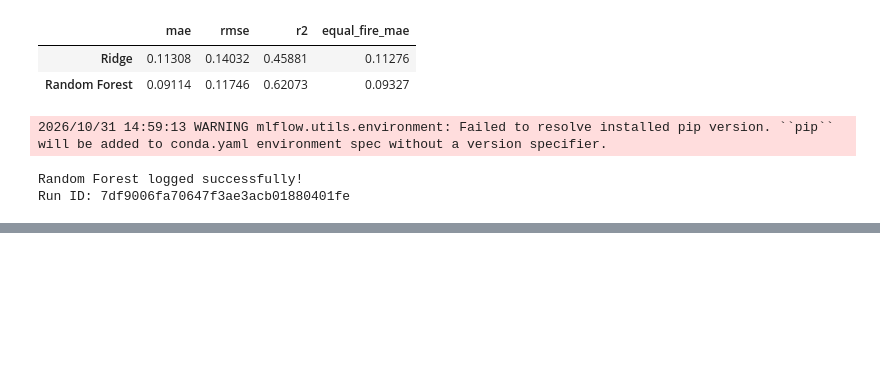
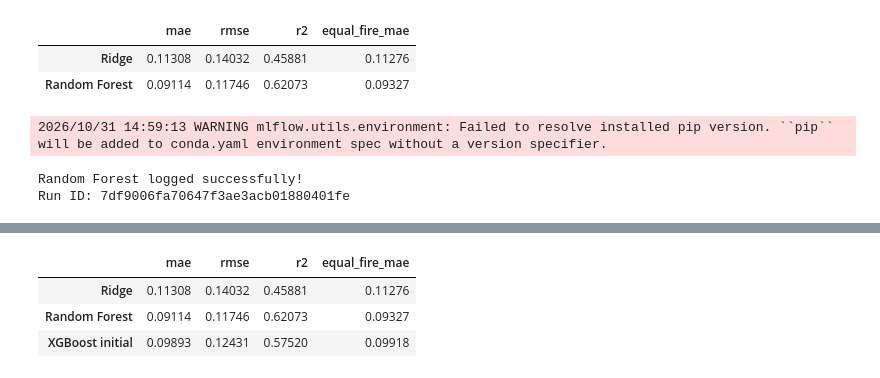
Before and after one commit to Vasant-Tholappa/wildfire-recovery-forecasting, a Jupyter notebook: notebooks/phase5_ml.ipynb, the cells around one changed output, grey strips where cells are left out. Saved outputs shown, nothing was run; the diff lists cells and outputs as text; code cells hidden in the pictures; blank space fills up the shorter version.

```diff
--- a/notebooks/phase5_ml.ipynb
+++ b/notebooks/phase5_ml.ipynb
@@ -1123,0 +1135,86 @@ Run ID: 7df9006fa70647f3ae3acb01880401fe
+# %%
+
+# PHASE 5 DAY 3 — INITIAL XGBOOST
+
+import numpy as np
+import pandas as pd
+from sklearn.base import clone
+from sklearn.model_selection import GroupKFold
+from sklearn.metrics import mean_absolute_error
+
+from wildfire_recovery_forecasting.evaluation import evaluate_model
+
+# Use all 34 approved predictors
+xgb_features = list(features)
+xgb_categorical = ["dominant_evt", "ignition_month"]
+xgb_numeric = [
+    f for f in xgb_features if f not in xgb_categorical
+]
+
+assert len(xgb_features) == 34
+assert X_train[xgb_features].notna().all().all()
+assert X_val[xgb_features].notna().all().all()
+
+# Same initial configuration; preprocessing is fitted inside each fold.
+from wildfire_recovery_forecasting.modeling import build_xgb_pipeline
+
+xgb_pipeline = build_xgb_pipeline(features)
+xgb_preprocessor = xgb_pipeline.named_steps["preprocess"]
+
+# 3-fold fire-grouped cross-validation
+xgb_cv = GroupKFold(n_splits=3)
+xgb_fold_maes = []
+
+for fold, (train_idx, holdout_idx) in enumerate(
+    xgb_cv.split(
+        X_train[xgb_features],
+        y_train,
+        groups=train["fire_id"]
+    ),
+    start=1
+):
+    model = clone(xgb_pipeline)
+
+    model.fit(
+        X_train.iloc[train_idx][xgb_features],
+        y_train.iloc[train_idx]
+    )
+
+    predictions = model.predict(
+        X_train.iloc[holdout_idx][xgb_features]
+    )
+
+    fold_mae = mean_absolute_error(
+        y_train.iloc[holdout_idx],
+        predictions
+    )
+
+    xgb_fold_maes.append(fold_mae)
+    print(f"Fold {fold} MAE: {fold_mae:.5f}")
+
+xgb_cv_mae = float(np.mean(xgb_fold_maes))
+print(f"\nXGBoost CV MAE: {xgb_cv_mae:.5f}")
+
+# Retrain on all 78 training fires
+initial_xgb = clone(xgb_pipeline)
+initial_xgb.fit(X_train[xgb_features], y_train)
+
+# Evaluate on separate chronological validation fires
+xgb_predictions = initial_xgb.predict(X_val[xgb_features])
+
+xgb_scores = evaluate_model(
+    y_val,
+    xgb_predictions,
+    val["fire_id"]
+)
+
+print("\nINITIAL XGBOOST VALIDATION RESULTS")
+display(pd.Series(xgb_scores).round(5))
+
+print("\nMODEL COMPARISON")
+display(pd.DataFrame({
+    "Ridge": ridge_scores,
+    "Random Forest": rf_scores,
+    "XGBoost initial": xgb_scores,
+}).T.round(5))
+# %% [output]
@@ -1123,0 +1234,4 @@ Run ID: 7df9006fa70647f3ae3acb01880401fe
+|  | mae | rmse | r2 | equal_fire_mae |
+| Ridge | 0.11308 | 0.14032 | 0.45881 | 0.11276 |
+| Random Forest | 0.09114 | 0.11746 | 0.62073 | 0.09327 |
+| XGBoost initial | 0.09893 | 0.12431 | 0.57520 | 0.09918 |
```
Also changed, not shown: parts of 9 cells of this notebook, 5 other files.
